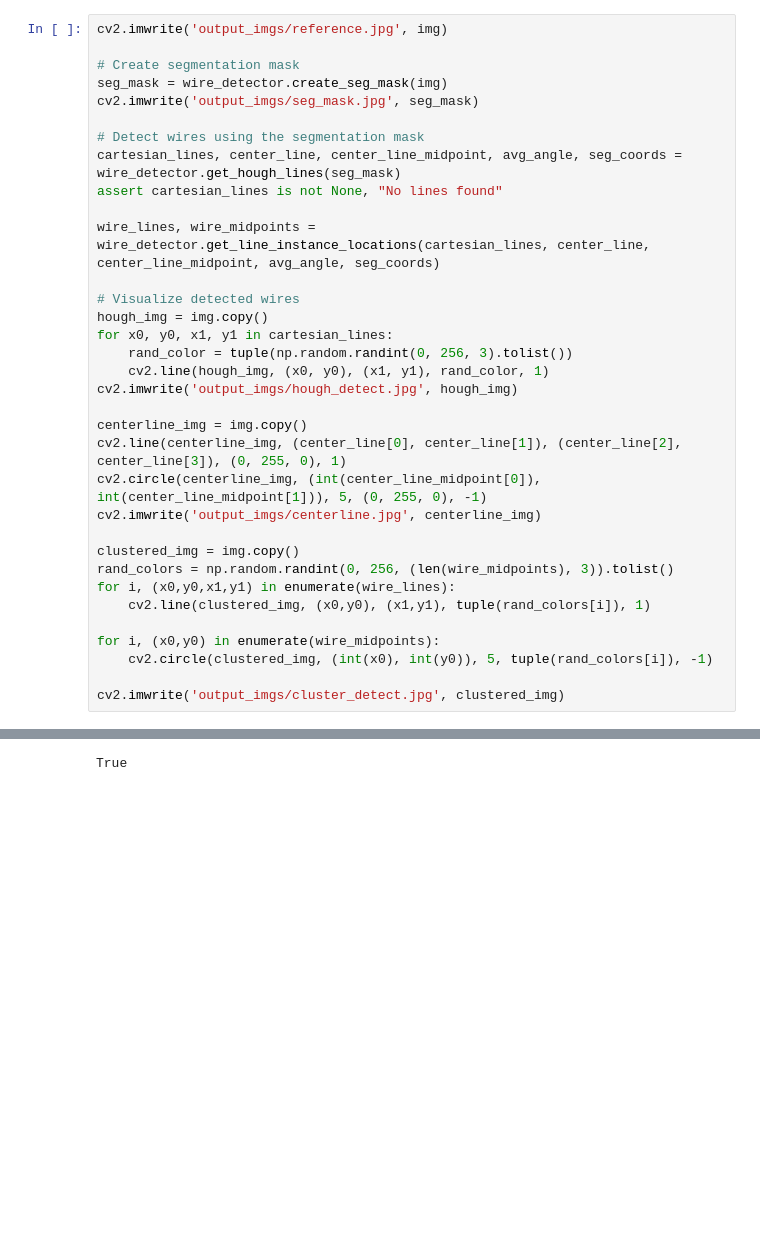
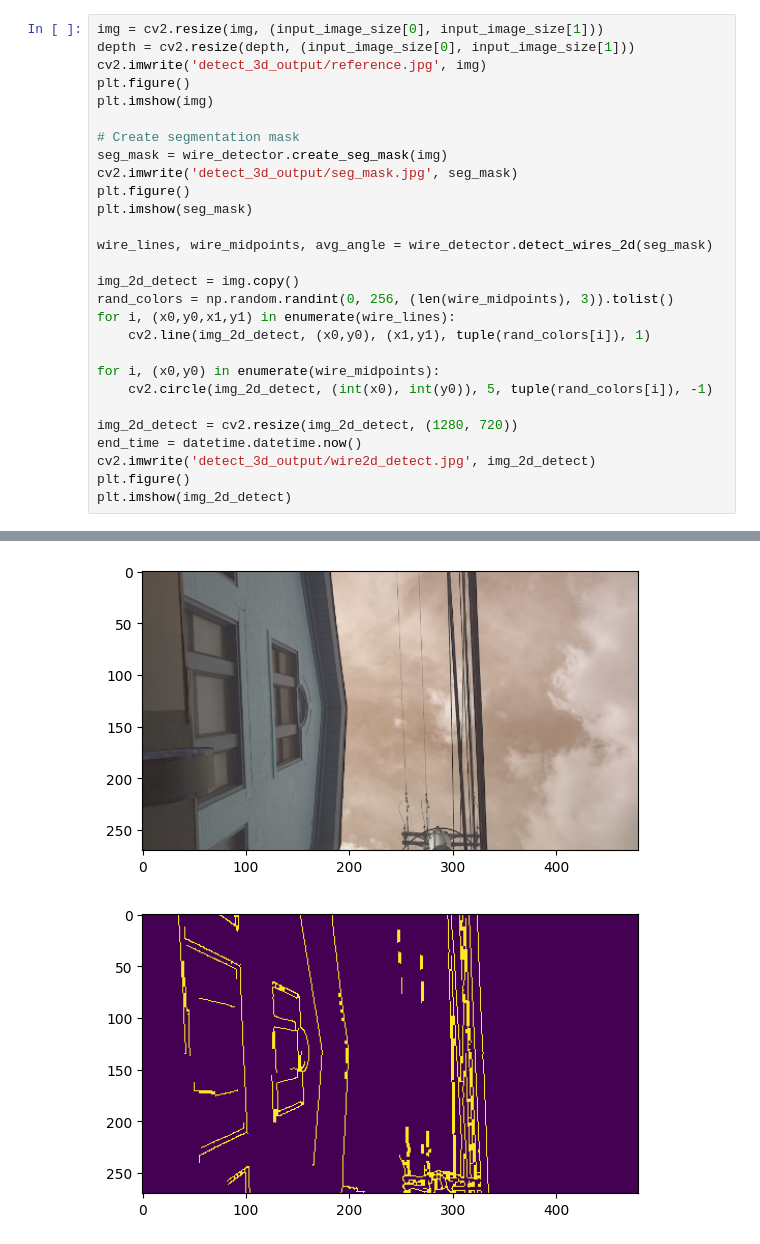
Before and after one commit to tharp789/wire_detection_tests, a Jupyter notebook: ransac_test.ipynb, the cells around one changed output, grey strips where cells are left out. Saved outputs shown, nothing was run; the diff lists cells and outputs as text; blank space fills up the shorter version.

```diff
--- a/ransac_test.ipynb
+++ b/ransac_test.ipynb
@@ -22,35 +61,29 @@ print(f'Image shape: {img.shape}')
 # %%
-cv2.imwrite('output_imgs/reference.jpg', img)
+img = cv2.resize(img, (input_image_size[0], input_image_size[1]))
+depth = cv2.resize(depth, (input_image_size[0], input_image_size[1]))
+cv2.imwrite('detect_3d_output/reference.jpg', img)
+plt.figure()
+plt.imshow(img)
 
 # Create segmentation mask
 seg_mask = wire_detector.create_seg_mask(img)
-cv2.imwrite('output_imgs/seg_mask.jpg', seg_mask)
+cv2.imwrite('detect_3d_output/seg_mask.jpg', seg_mask)
+plt.figure()
+plt.imshow(seg_mask)
 
-# Detect wires using the segmentation mask
-cartesian_lines, center_line, center_line_midpoint, avg_angle, seg_coords = wire_detector.get_hough_lines(seg_mask)
-assert cartesian_lines is not None, "No lines found"
+wire_lines, wire_midpoints, avg_angle = wire_detector.detect_wires_2d(seg_mask)
 
-wire_lines, wire_midpoints = wire_detector.get_line_instance_locations(cartesian_lines, center_line, center_line_midpoint, avg_angle, seg_coords)
-
-# Visualize detected wires
-hough_img = img.copy()
-for x0, y0, x1, y1 in cartesian_lines:
-    rand_color = tuple(np.random.randint(0, 256, 3).tolist())
-    cv2.line(hough_img, (x0, y0), (x1, y1), rand_color, 1)
-cv2.imwrite('output_imgs/hough_detect.jpg', hough_img)
-
-centerline_img = img.copy()
-cv2.line(centerline_img, (center_line[0], center_line[1]), (center_line[2], center_line[3]), (0, 255, 0), 1)
-cv2.circle(centerline_img, (int(center_line_midpoint[0]), int(center_line_midpoint[1])), 5, (0, 255, 0), -1)
-cv2.imwrite('output_imgs/centerline.jpg', centerline_img)
-
-clustered_img = img.copy()
+img_2d_detect = img.copy()
 rand_colors = np.random.randint(0, 256, (len(wire_midpoints), 3)).tolist()
 for i, (x0,y0,x1,y1) in enumerate(wire_lines):
-    cv2.line(clustered_img, (x0,y0), (x1,y1), tuple(rand_colors[i]), 1)
+    cv2.line(img_2d_detect, (x0,y0), (x1,y1), tuple(rand_colors[i]), 1)
 
 for i, (x0,y0) in enumerate(wire_midpoints):
-    cv2.circle(clustered_img, (int(x0), int(y0)), 5, tuple(rand_colors[i]), -1)
+    cv2.circle(img_2d_detect, (int(x0), int(y0)), 5, tuple(rand_colors[i]), -1)
 
-cv2.imwrite('output_imgs/cluster_detect.jpg', clustered_img)
+img_2d_detect = cv2.resize(img_2d_detect, (1280, 720))
+end_time = datetime.datetime.now()
+cv2.imwrite('detect_3d_output/wire2d_detect.jpg', img_2d_detect)
+plt.figure()
+plt.imshow(img_2d_detect)
 # %% [output]
@@ -58 +91,2 @@ Image shape: (270, 480, 3)
-True
+[figure, added]
+[figure, added]
```
Also changed, not shown: parts of 5 cells of this notebook, 18 other files.
